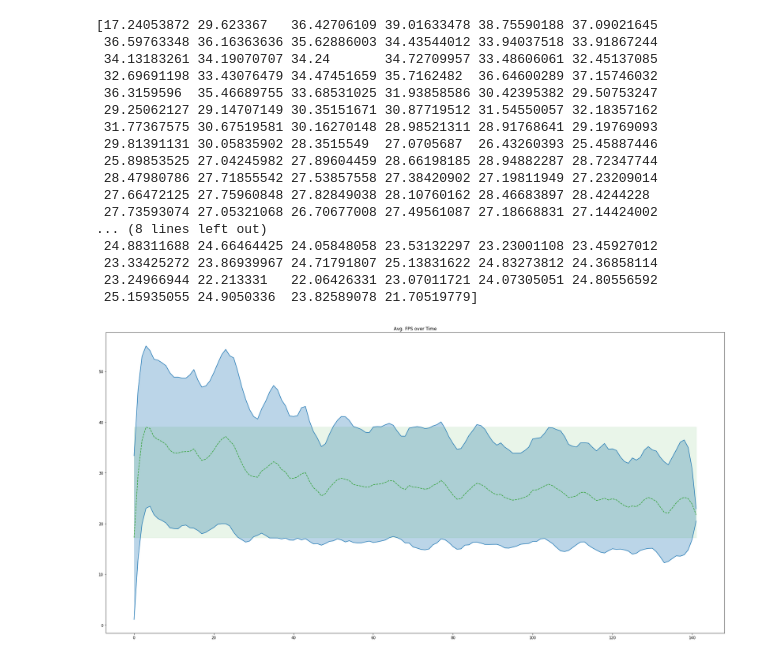
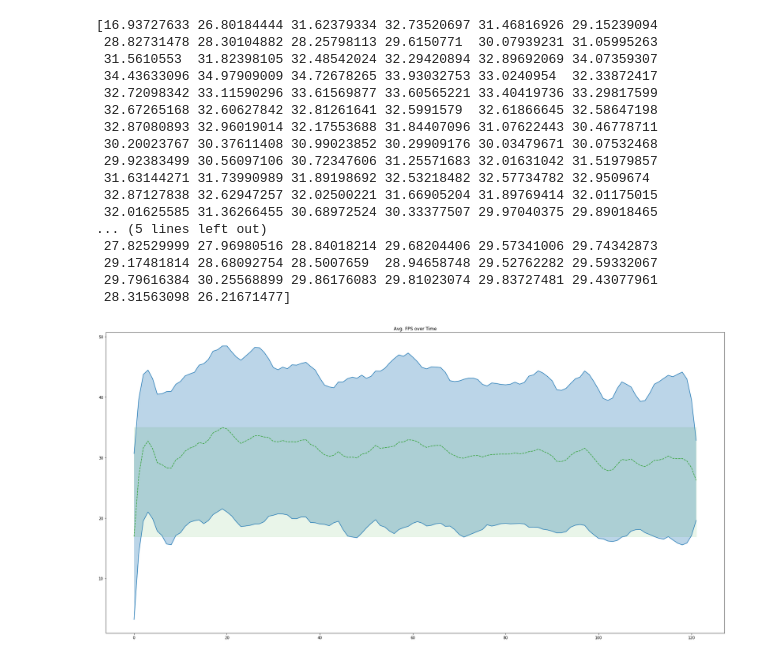
Before and after one commit to pmayd/OPT, a Jupyter notebook: print_fps/main.ipynb, the cells around one changed output. Saved outputs shown, nothing was run; the diff lists cells and outputs as text; code cells hidden in the pictures.

```diff
--- a/print_fps/main.ipynb
+++ b/print_fps/main.ipynb
@@ -7,7 +7,7 @@ import os
 # %%
 # read in data
 player_fps = {} # dictionary with avg and min fps and single avg and min fps
-LOG_FILE = os.path.join(os.curdir, r'log\war.log')
+LOG_FILE = os.path.join(os.curdir, r'log\prolog.log')
 with open(LOG_FILE, 'r') as fhandle:
     player_name = ''
     for line in fhandle:
@@ -96,10 +100,10 @@ plt.savefig(os.path.join(os.curdir, r'output\all_min_fps.png'))
 from scipy import signal
 col = 0
 
-max_nr_fps = np.max([len(x[col]) for x in player_fps.values()])
-M = np.empty((len(player_fps), max_nr_fps))
+max_nr_fps = np.max([len(x[col]) for name, x in player_fps.items() if name != 'SERVER'])
+M = np.empty((len(player_fps) - 1, max_nr_fps))
 M[:] = np.nan
-for i, kv in enumerate(player_fps.items()):
+for i, kv in enumerate([(name, x) for name, x in player_fps.items() if name != 'SERVER']):
     name, data = kv
     x = data[col]
     M[i, 0:len(x)] = x
@@ -144,50 +148,50 @@ plt.savefig(os.path.join(os.curdir, r'output\all_avg_fps_over_time.png'))
 # %%
 # plot data
 from scipy import signal
 col = 1
 
-max_nr_fps = np.max([len(x[col]) for x in player_fps.values()])
-M = np.empty((len(player_fps), max_nr_fps))
+max_nr_fps = np.max([len(x[col]) for name, x in player_fps.items() if name != 'SERVER'])
+M = np.empty((len(player_fps)-1, max_nr_fps))
 M[:] = np.nan
-for i, kv in enumerate(player_fps.items()):
+for i, kv in enumerate([(name, x) for name, x in player_fps.items() if name != 'SERVER']):
     name, data = kv
     x = data[col]
     M[i, 0:len(x)] = x
 
 # all avg fps over time
 degree = 3
 window_length = 9
 fig = plt.figure(figsize=(30,15))
 y1 = signal.savgol_filter(np.nanmean(M, 0) - np.nanstd(M, 0), window_length, degree)
 y2 = signal.savgol_filter(np.nanmean(M, 0) + np.nanstd(M, 0), window_length, degree)
 y = signal.savgol_filter(np.nanmean(M, 0), window_length, degree)
 print(y)
 
 xx = range(max_nr_fps)
 plt.fill_between(x=xx, y1=y1, y2=y2, alpha=0.3)
 plt.plot(xx, y1, color="C0")
 plt.plot(xx, y2, color="C0")
 plt.plot(xx, y, "--", color="C2")
 plt.fill_between(xx, y1=np.repeat(np.min(y), max_nr_fps), y2=np.repeat(np.max(y), max_nr_fps), alpha=0.1, color="C2")
 #plt.legend(loc="right")
 plt.title("Avg. FPS over Time")
 plt.savefig(os.path.join(os.curdir, r'output\all_min_fps_over_time.png'))
 # %% [output]
-[17.24053872 29.623367   36.42706109 39.01633478 38.75590188 37.09021645
- 36.59763348 36.16363636 35.62886003 34.43544012 33.94037518 33.91867244
- 34.13183261 34.19070707 34.24       34.72709957 33.48606061 32.45137085
- 32.69691198 33.43076479 34.47451659 35.7162482  36.64600289 37.15746032
- 36.3159596  35.46689755 33.68531025 31.93858586 30.42395382 29.50753247
- 29.25062127 29.14707149 30.35151671 30.87719512 31.54550057 32.18357162
- 31.77367575 30.67519581 30.16270148 28.98521311 28.91768641 29.19769093
- 29.81391131 30.05835902 28.3515549  27.0705687  26.43260393 25.45887446
- 25.89853525 27.04245982 27.89604459 28.66198185 28.94882287 28.72347744
- 28.47980786 27.71855542 27.53857558 27.38420902 27.19811949 27.23209014
- 27.66472125 27.75960848 27.82849038 28.10760162 28.46683897 28.4244228
- 27.73593074 27.05321068 26.70677008 27.49561087 27.18668831 27.14424002
-... (8 lines left out)
- 24.88311688 24.66464425 24.05848058 23.53132297 23.23001108 23.45927012
- 23.33425272 23.86939967 24.71791807 25.13831622 24.83273812 24.36858114
- 23.24966944 22.213331   22.06426331 23.07011721 24.07305051 24.80556592
- 25.15935055 24.9050336  23.82589078 21.70519779]
+[16.93727633 26.80184444 31.62379334 32.73520697 31.46816926 29.15239094
+ 28.82731478 28.30104882 28.25798113 29.6150771  30.07939231 31.05995263
+ 31.5610553  31.82398105 32.48542024 32.29420894 32.89692069 34.07359307
+ 34.43633096 34.97909009 34.72678265 33.93032753 33.0240954  32.33872417
+ 32.72098342 33.11590296 33.61569877 33.60565221 33.40419736 33.29817599
+ 32.67265168 32.60627842 32.81261641 32.5991579  32.61866645 32.58647198
+ 32.87080893 32.96019014 32.17553688 31.84407096 31.07622443 30.46778711
+ 30.20023767 30.37611408 30.99023852 30.29909176 30.03479671 30.07532468
+ 29.92383499 30.56097106 30.72347606 31.25571683 32.01631042 31.51979857
+ 31.63144271 31.73990989 31.89198692 32.53218482 32.57734782 32.9509674
+ 32.87127838 32.62947257 32.02500221 31.66905204 31.89769414 32.01175015
+ 32.01625585 31.36266455 30.68972524 30.33377507 29.97040375 29.89018465
+... (5 lines left out)
+ 27.82529999 27.96980516 28.84018214 29.68204406 29.57341006 29.74342873
+ 29.17481814 28.68092754 28.5007659  28.94658748 29.52762282 29.59332067
+ 29.79616384 30.25568899 29.86176083 29.81023074 29.83727481 29.43077961
+ 28.31563098 26.21671477]
-[figure, old version]
+[figure, new version]
```
Also changed, not shown: parts of 7 cells of this notebook, 8 other files.
